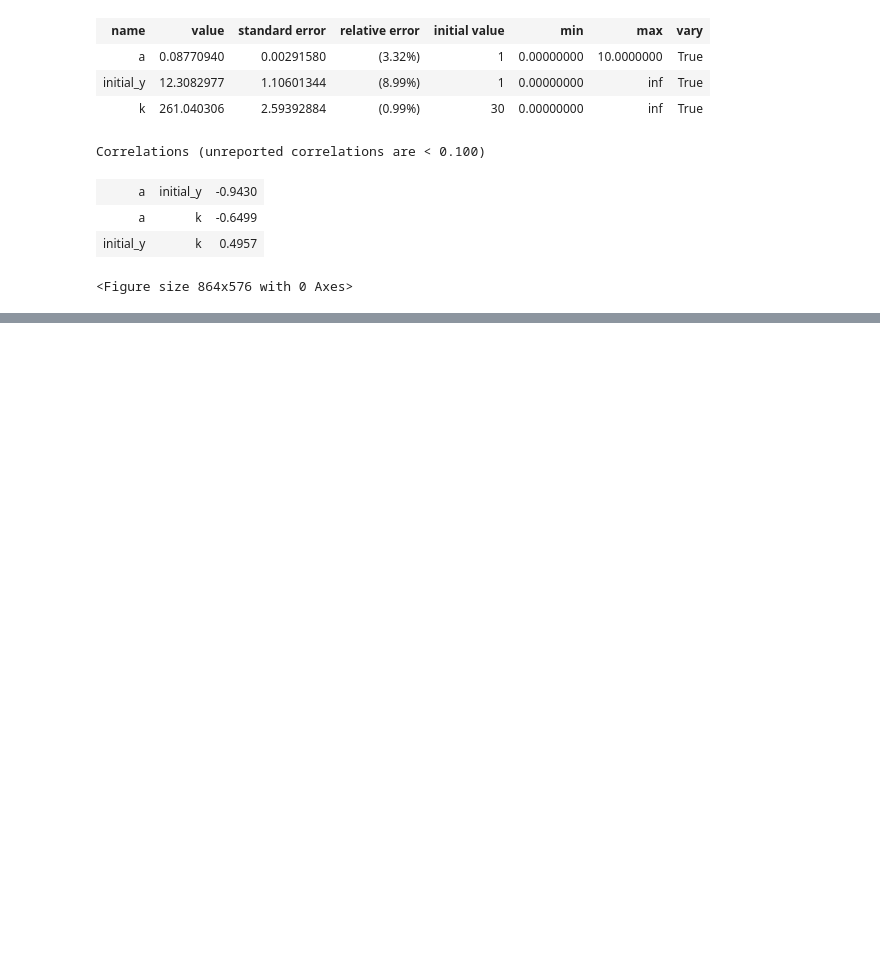
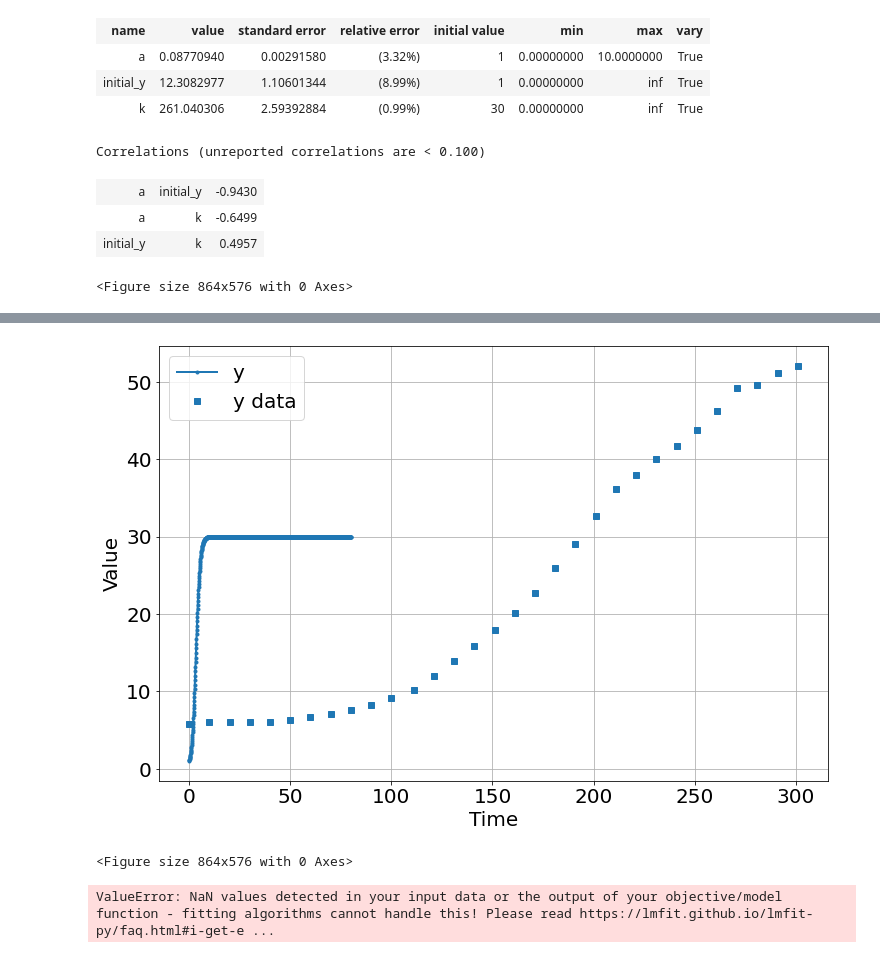
Before and after one commit to bblais/Computer-Programming-for-the-Sciences-Spring-2022, a Jupyter notebook: Sprint #3 - Parameter Fitting and Scientific Questions/2022-03-22 - lmfit with pyndamics.ipynb, the cells around one changed output, grey strips where cells are left out. Drawn from its saved outputs; the diff is of its cells as text; code cells hidden in the pictures; blank space fills up the shorter version.

```diff
--- a/Sprint #3 - Parameter Fitting and Scientific Questions/2022-03-22 - lmfit with pyndamics.ipynb
+++ b/Sprint #3 - Parameter Fitting and Scientific Questions/2022-03-22 - lmfit with pyndamics.ipynb
@@ -187,0 +192,5 @@ Correlations (unreported correlations are < 0.100)
+# %%
+data=pd.read_csv('data/s007.csv')
+x_data=data['year']-1700
+y_data=data['population (millions)']
+data
@@ -187,0 +215,18 @@ Correlations (unreported correlations are < 0.100)
+# %%
+sim=Simulation()
+sim.add("y' = a*y*(1-y/k)",1,plot=True)
+sim.params(a=1,k=30)
+sim.add_data(t=x_data,y=y_data,plot=True)
+sim.run(80)
+# %% [output]
+[figure, added]
+<Figure size 864x576 with 0 Axes>
+# %%
+results=fit(sim,
+           Parameter("a",value=1,min=0,max=10),
+           Parameter("initial_y",value=1,min=0,max=20),
+           Parameter("k",value=30,min=0),
+           )
+results
+# %% [output]
+ValueError: NaN values detected in your input data or the output of your objective/model function - fitting algorithms cannot handle this! Please read https://lmfit.github.io/lmfit-py/faq.html#i-get-e ...
```
Also changed, not shown: parts of 8 cells of this notebook, 7 other files.
